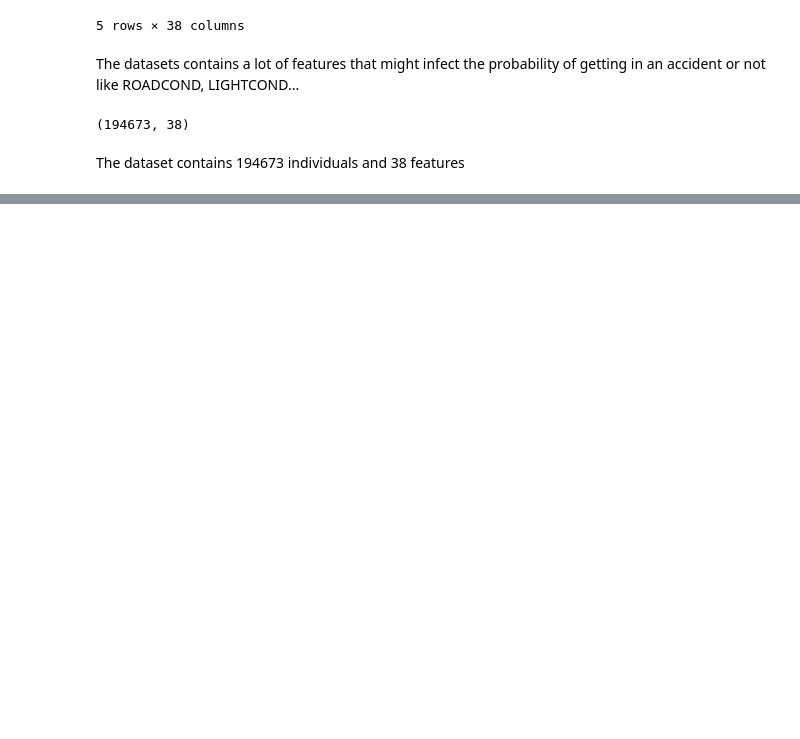
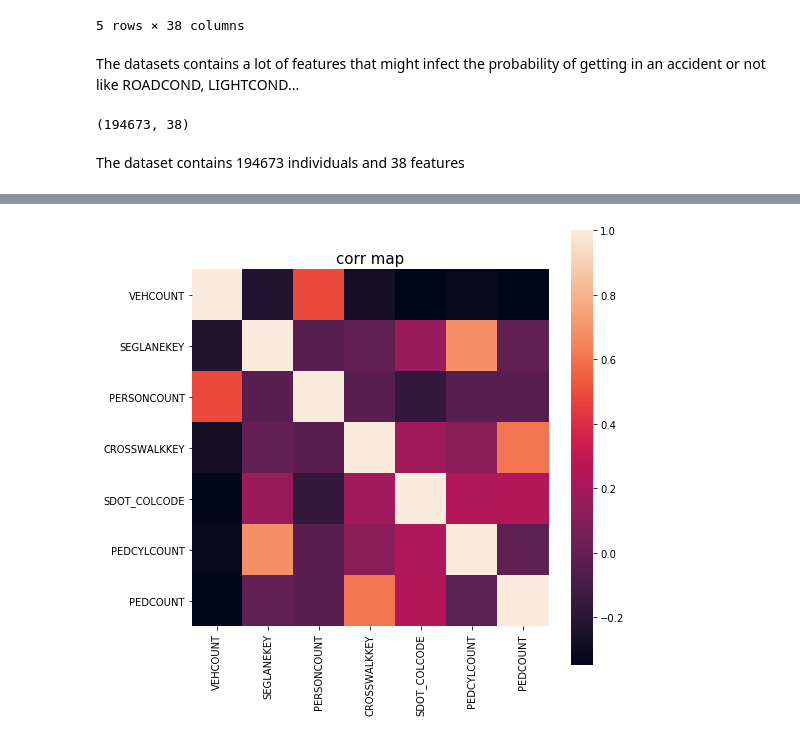
Before and after one commit to OumaimaBN/Capstone-Project, a Jupyter notebook: week2-nootebook.ipynb, the cells around one changed output, grey strips where cells are left out. Cells and saved outputs as stored; diff of their text form; code cells hidden in the pictures; blank space fills up the shorter version.

```diff
--- a/week2-nootebook.ipynb
+++ b/week2-nootebook.ipynb
@@ -33,0 +117,3 @@ The dataset contains 194673 individuals and 38 features
+# %%
+corr_df_sel = corr_df.loc[(corr_df['corr_values']>0.05) | (corr_df['corr_values'] < -0.05)]
+corr_df_sel
@@ -33,0 +129,13 @@ The dataset contains 194673 individuals and 38 features
+# %%
+corr_df_ = corr_df_sel.col_labels.tolist()
+
+tem_df = df[corr_df_]
+
+corrmat = tem_df.corr(method='spearman')
+fig,ax= plt.subplots(figsize=(8,8))
+
+sns.heatmap(corrmat,vmax=1,square = True)
+plt.title('corr map',fontsize=15)
+plt.show()
+# %% [output]
+[figure, added]
```
Also changed, not shown: parts of 23 cells of this notebook, 2 other files.
